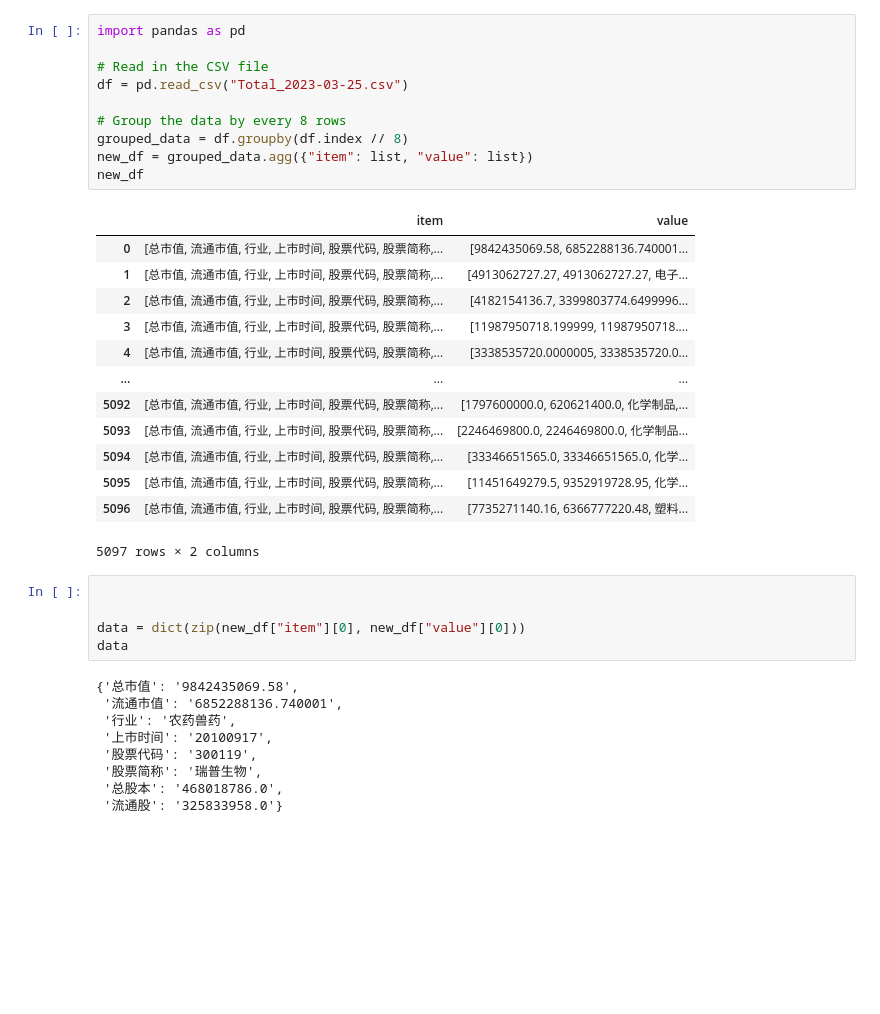
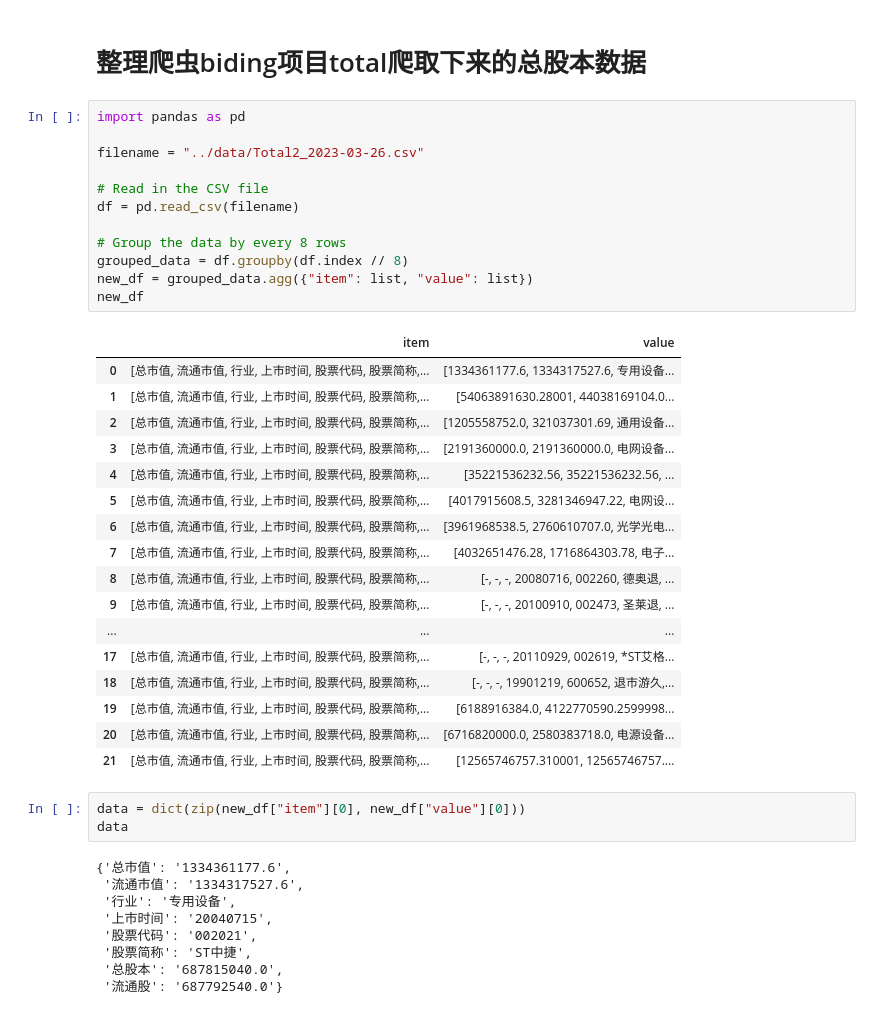
Before and after one commit to minikiller/streamlit-project, a Jupyter notebook: tools/整理股本信息数据.ipynb, the cells around one changed output. Cells and saved outputs as stored; diff of their text form; blank space fills up the shorter version.

Commit message:
update data

```diff
--- a/tools/整理股本信息数据.ipynb
+++ b/tools/整理股本信息数据.ipynb
@@ -1,40 +1,46 @@
+# %% [markdown]
+# 整理爬虫biding项目total爬取下来的总股本数据
 # %%
 import pandas as pd
 
+filename = "../data/Total2_2023-03-26.csv"
+
 # Read in the CSV file
-df = pd.read_csv("Total_2023-03-25.csv")
+df = pd.read_csv(filename)
 
 # Group the data by every 8 rows
 grouped_data = df.groupby(df.index // 8)
 new_df = grouped_data.agg({"item": list, "value": list})
 new_df
 # %% [output]
 |  | item | value |
-| 0 | [总市值, 流通市值, 行业, 上市时间, 股票代码, 股票简称,... | [9842435069.58, 6852288136.740001... |
-| 1 | [总市值, 流通市值, 行业, 上市时间, 股票代码, 股票简称,... | [4913062727.27, 4913062727.27, 电子... |
-| 2 | [总市值, 流通市值, 行业, 上市时间, 股票代码, 股票简称,... | [4182154136.7, 3399803774.6499996... |
-| 3 | [总市值, 流通市值, 行业, 上市时间, 股票代码, 股票简称,... | [11987950718.199999, 11987950718.... |
-| 4 | [总市值, 流通市值, 行业, 上市时间, 股票代码, 股票简称,... | [3338535720.0000005, 3338535720.0... |
+| 0 | [总市值, 流通市值, 行业, 上市时间, 股票代码, 股票简称,... | [1334361177.6, 1334317527.6, 专用设备... |
+| 1 | [总市值, 流通市值, 行业, 上市时间, 股票代码, 股票简称,... | [54063891630.28001, 44038169104.0... |
+| 2 | [总市值, 流通市值, 行业, 上市时间, 股票代码, 股票简称,... | [1205558752.0, 321037301.69, 通用设备... |
+| 3 | [总市值, 流通市值, 行业, 上市时间, 股票代码, 股票简称,... | [2191360000.0, 2191360000.0, 电网设备... |
+| 4 | [总市值, 流通市值, 行业, 上市时间, 股票代码, 股票简称,... | [35221536232.56, 35221536232.56, ... |
+| 5 | [总市值, 流通市值, 行业, 上市时间, 股票代码, 股票简称,... | [4017915608.5, 3281346947.22, 电网设... |
+| 6 | [总市值, 流通市值, 行业, 上市时间, 股票代码, 股票简称,... | [3961968538.5, 2760610707.0, 光学光电... |
+| 7 | [总市值, 流通市值, 行业, 上市时间, 股票代码, 股票简称,... | [4032651476.28, 1716864303.78, 电子... |
+| 8 | [总市值, 流通市值, 行业, 上市时间, 股票代码, 股票简称,... | [-, -, -, 20080716, 002260, 德奥退, ... |
+| 9 | [总市值, 流通市值, 行业, 上市时间, 股票代码, 股票简称,... | [-, -, -, 20100910, 002473, 圣莱退, ... |
 | ... | ... | ... |
-| 5092 | [总市值, 流通市值, 行业, 上市时间, 股票代码, 股票简称,... | [1797600000.0, 620621400.0, 化学制品,... |
-| 5093 | [总市值, 流通市值, 行业, 上市时间, 股票代码, 股票简称,... | [2246469800.0, 2246469800.0, 化学制品... |
-| 5094 | [总市值, 流通市值, 行业, 上市时间, 股票代码, 股票简称,... | [33346651565.0, 33346651565.0, 化学... |
-| 5095 | [总市值, 流通市值, 行业, 上市时间, 股票代码, 股票简称,... | [11451649279.5, 9352919728.95, 化学... |
-| 5096 | [总市值, 流通市值, 行业, 上市时间, 股票代码, 股票简称,... | [7735271140.16, 6366777220.48, 塑料... |
+| 17 | [总市值, 流通市值, 行业, 上市时间, 股票代码, 股票简称,... | [-, -, -, 20110929, 002619, *ST艾格... |
+| 18 | [总市值, 流通市值, 行业, 上市时间, 股票代码, 股票简称,... | [-, -, -, 19901219, 600652, 退市游久,... |
+| 19 | [总市值, 流通市值, 行业, 上市时间, 股票代码, 股票简称,... | [6188916384.0, 4122770590.2599998... |
+| 20 | [总市值, 流通市值, 行业, 上市时间, 股票代码, 股票简称,... | [6716820000.0, 2580383718.0, 电源设备... |
+| 21 | [总市值, 流通市值, 行业, 上市时间, 股票代码, 股票简称,... | [12565746757.310001, 12565746757.... |
-5097 rows × 2 columns
 # %%
-
-
 data = dict(zip(new_df["item"][0], new_df["value"][0]))
 data
 # %% [output]
-{'总市值': '9842435069.58',
- '流通市值': '6852288136.740001',
- '行业': '农药兽药',
- '上市时间': '20100917',
- '股票代码': '300119',
- '股票简称': '瑞普生物',
- '总股本': '468018786.0',
- '流通股': '325833958.0'}
+{'总市值': '1334361177.6',
+ '流通市值': '1334317527.6',
+ '行业': '专用设备',
+ '上市时间': '20040715',
+ '股票代码': '002021',
+ '股票简称': 'ST中捷',
+ '总股本': '687815040.0',
+ '流通股': '687792540.0'}
 # %%
 df = pd.DataFrame(columns=new_df["item"][0])
```
Also changed, not shown: parts of 5 cells of this notebook, 28 other files.
